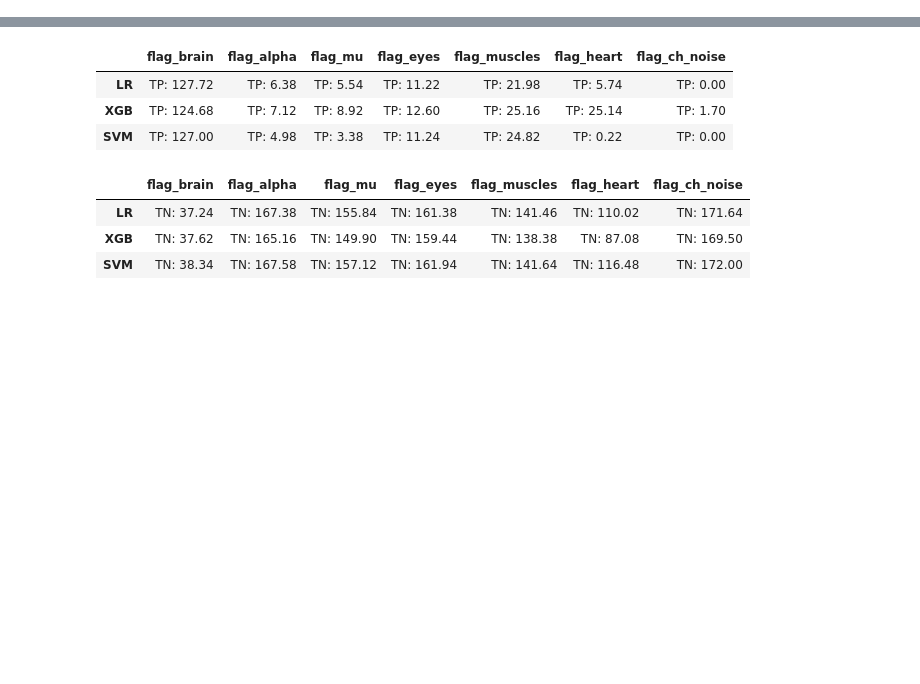
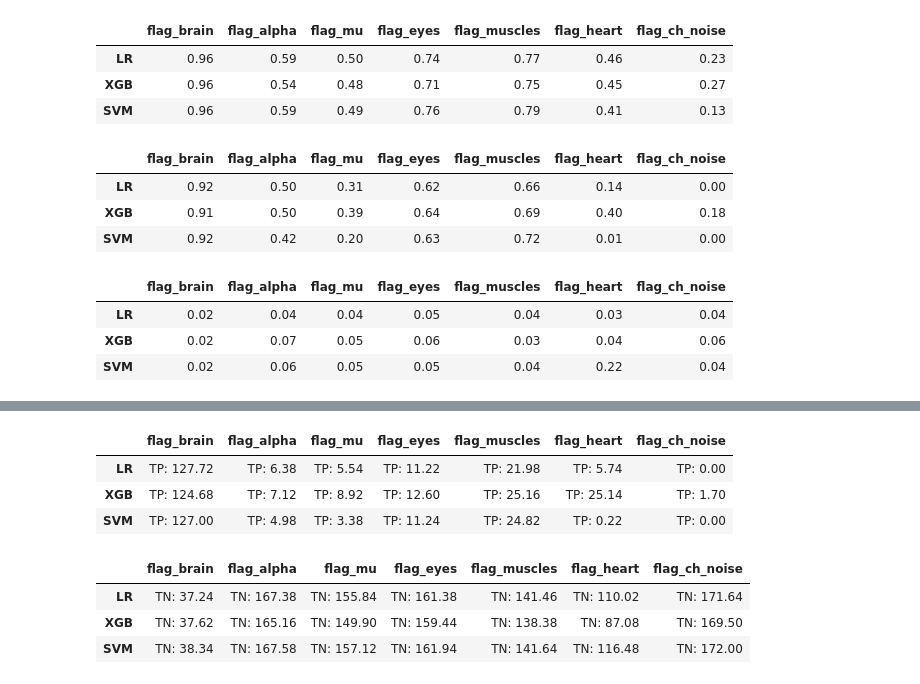
Before and after one commit to ledovsky/alice-eeg-research, a Jupyter notebook: 210301 - F1 scores research.ipynb, the cells around one changed output, grey strips where cells are left out. Cells and saved outputs as stored; diff of their text form; code cells hidden in the pictures; blank space fills up the shorter version.

```diff
--- a/210301 - F1 scores research.ipynb
+++ b/210301 - F1 scores research.ipynb
@@ -41,0 +96,11 @@ n_repeats = 50
+# %%
+from sklearn.metrics import auc
+
+def get_aucs(true, proba):
+    roc_aucs, pr_aucs = [], []
+    for true, proba in zip(y_true, y_proba):
+        fpr, tpr, _ = roc_curve(true, proba, drop_intermediate=False)
+        prec, rec, _ = precision_recall_curve(true, proba)
+        roc_aucs.append(auc(fpr, tpr))
+        pr_aucs.append(auc(rec, prec))
+    return roc_aucs, pr_aucs
@@ -41,0 +127,21 @@ n_repeats = 50
+# %%
+pr_aucs.round(2)
+# %% [output]
+|  | flag_brain | flag_alpha | flag_mu | flag_eyes | flag_muscles | flag_heart | flag_ch_noise |
+| LR | 0.96 | 0.59 | 0.50 | 0.74 | 0.77 | 0.46 | 0.23 |
+| XGB | 0.96 | 0.54 | 0.48 | 0.71 | 0.75 | 0.45 | 0.27 |
+| SVM | 0.96 | 0.59 | 0.49 | 0.76 | 0.79 | 0.41 | 0.13 |
+# %%
+f1_means.round(2)
+# %% [output]
+|  | flag_brain | flag_alpha | flag_mu | flag_eyes | flag_muscles | flag_heart | flag_ch_noise |
+| LR | 0.92 | 0.50 | 0.31 | 0.62 | 0.66 | 0.14 | 0.00 |
+| XGB | 0.91 | 0.50 | 0.39 | 0.64 | 0.69 | 0.40 | 0.18 |
+| SVM | 0.92 | 0.42 | 0.20 | 0.63 | 0.72 | 0.01 | 0.00 |
+# %%
+f1_stds.round(2)
+# %% [output]
+|  | flag_brain | flag_alpha | flag_mu | flag_eyes | flag_muscles | flag_heart | flag_ch_noise |
+| LR | 0.02 | 0.04 | 0.04 | 0.05 | 0.04 | 0.03 | 0.04 |
+| XGB | 0.02 | 0.07 | 0.05 | 0.06 | 0.03 | 0.04 | 0.06 |
+| SVM | 0.02 | 0.06 | 0.05 | 0.05 | 0.04 | 0.22 | 0.04 |
```
Also changed, not shown: parts of 18 cells of this notebook, 2 other files.
